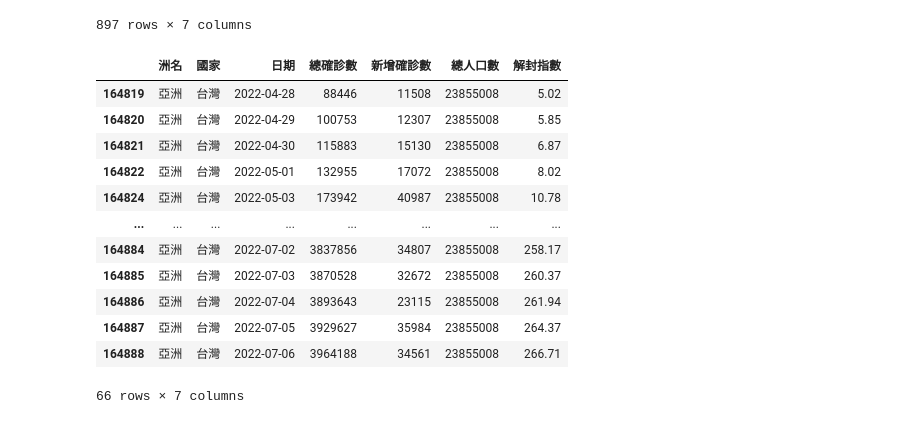
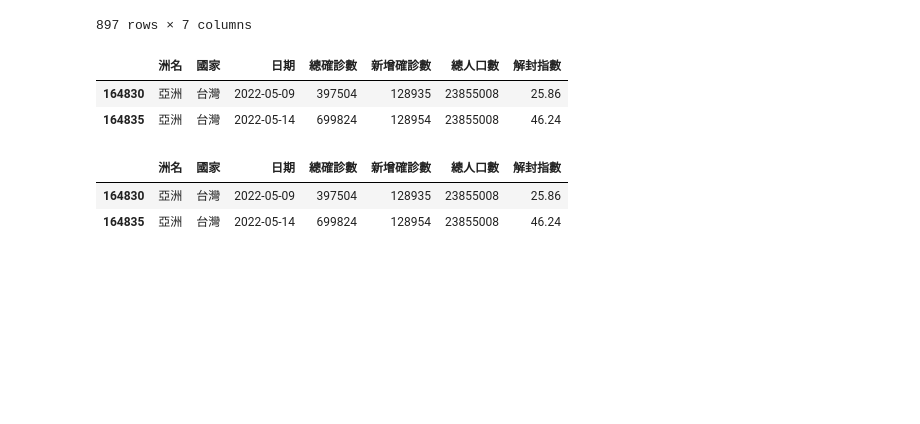
Before and after one commit to EveYang0630/python_analysis, a Jupyter notebook: lession7_2.ipynb, the cells around one changed output. Drawn from its saved outputs; the diff is of its cells as text; code cells hidden in the pictures; blank space fills up the shorter version.

```diff
--- a/lession7_2.ipynb
+++ b/lession7_2.ipynb
@@ -136,19 +136,16 @@ df1[country_mask]
 897 rows × 7 columns
 # %%
 #執行2個欄的篩選
-taiwan_mask = (df1['國家']=='台灣') & (df1['新增確診數']>=10000)
+taiwan_mask = (df1['國家']=='台灣') & (df1['新增確診數']>=100000)
 df1[taiwan_mask]
 # %% [output]
 |  | 洲名 | 國家 | 日期 | 總確診數 | 新增確診數 | 總人口數 | 解封指數 |
-| 164819 | 亞洲 | 台灣 | 2022-04-28 | 88446 | 11508 | 23855008 | 5.02 |
-| 164820 | 亞洲 | 台灣 | 2022-04-29 | 100753 | 12307 | 23855008 | 5.85 |
-| 164821 | 亞洲 | 台灣 | 2022-04-30 | 115883 | 15130 | 23855008 | 6.87 |
-| 164822 | 亞洲 | 台灣 | 2022-05-01 | 132955 | 17072 | 23855008 | 8.02 |
-| 164824 | 亞洲 | 台灣 | 2022-05-03 | 173942 | 40987 | 23855008 | 10.78 |
-| ... | ... | ... | ... | ... | ... | ... | ... |
-| 164884 | 亞洲 | 台灣 | 2022-07-02 | 3837856 | 34807 | 23855008 | 258.17 |
-| 164885 | 亞洲 | 台灣 | 2022-07-03 | 3870528 | 32672 | 23855008 | 260.37 |
-| 164886 | 亞洲 | 台灣 | 2022-07-04 | 3893643 | 23115 | 23855008 | 261.94 |
-| 164887 | 亞洲 | 台灣 | 2022-07-05 | 3929627 | 35984 | 23855008 | 264.37 |
-| 164888 | 亞洲 | 台灣 | 2022-07-06 | 3964188 | 34561 | 23855008 | 266.71 |
+| 164830 | 亞洲 | 台灣 | 2022-05-09 | 397504 | 128935 | 23855008 | 25.86 |
+| 164835 | 亞洲 | 台灣 | 2022-05-14 | 699824 | 128954 | 23855008 | 46.24 |
-66 rows × 7 columns
+# %%
+#用另一種實體方法做到兩個欄位的資料篩選
+df1.query('國家 == "台灣" & 新增確診數 >= 100000')
+# %% [output]
+|  | 洲名 | 國家 | 日期 | 總確診數 | 新增確診數 | 總人口數 | 解封指數 |
+| 164830 | 亞洲 | 台灣 | 2022-05-09 | 397504 | 128935 | 23855008 | 25.86 |
+| 164835 | 亞洲 | 台灣 | 2022-05-14 | 699824 | 128954 | 23855008 | 46.24 |
```
Also changed, not shown: 3 other files.
